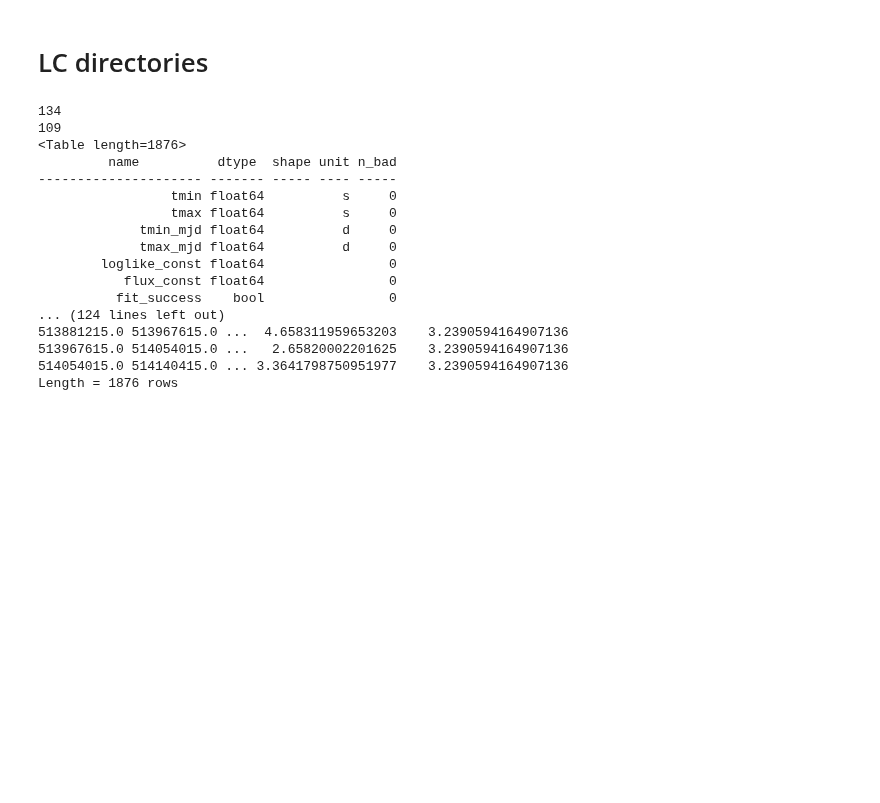
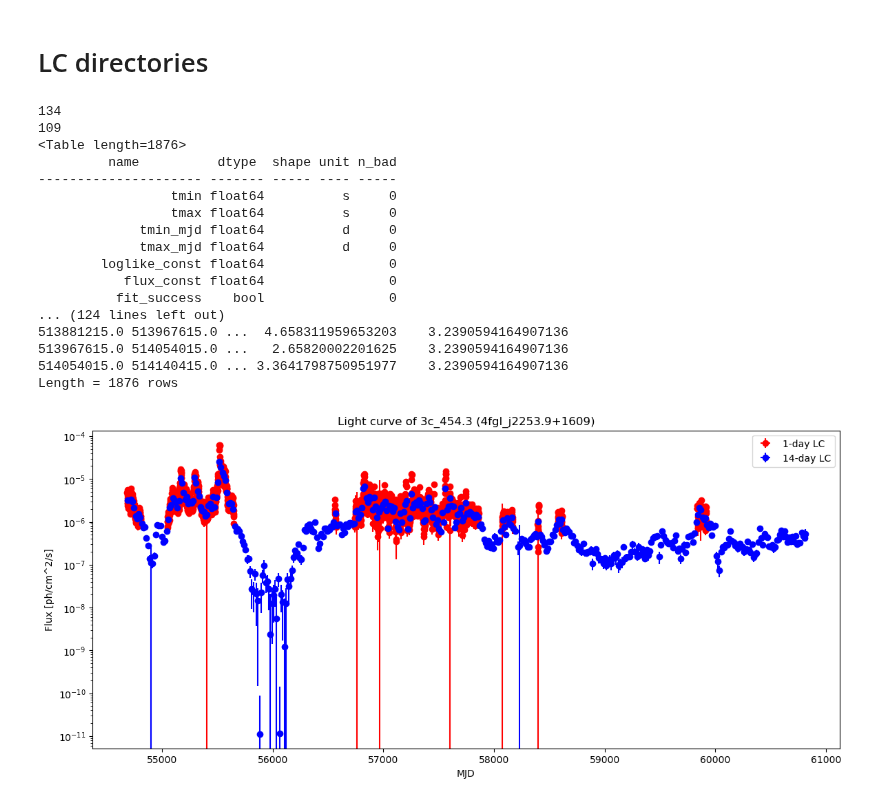
Before and after one commit to kazumaishio/SEDquest, a Jupyter notebook: lightcurve_1d.ipynb, the cells around one changed output. Saved outputs shown, nothing was run; the diff lists cells and outputs as text; code cells hidden in the pictures; blank space fills up the shorter version.

```diff
--- a/lightcurve_1d.ipynb
+++ b/lightcurve_1d.ipynb
@@ -142,6 +142,15 @@ dict_sourcename = get_dict_sourcenames()
 # print(dict_sourcename[source_number]['assoc name'])
 # print(dict_sourcename[source_number]['index'])
 source = dict_sourcename[source_number]
+#########################################
+#  14day light curve
+#########################################
+table_14dLC = Table.read(os.path.join('./data_LC/14d', source['4FGL name'] + '_lightcurve.fits'))
+table_14dLC.add_column((table_14dLC['tmax_mjd'] + table_14dLC['tmin_mjd']) / 2., name='t_mjd', index=0)
+
+#########################################
+#  1day light curve
+#########################################
 ana_subdirectories=os.listdir(lc_dir_1d_parentpath)
 print(len(ana_subdirectories))
 # print(ana_subdirectories[0])
@@ -149,30 +158,54 @@ from astropy.table import Table, vstack
 table_allLCs=Table()
 for ana_subdirectory in ana_subdirectories:
     # sed_parentdirectory = os.path.join(lc_dir_1d_parentpath, ana_subdirectory,'1days')
     # sed_subdirectories = os.listdir(sed_parentdirectory)
     # print(f"Number of SED subdirectories: {len(sed_subdirectories)}")
 
     lc_tab = Table.read(os.path.join(lc_dir_1d_parentpath,ana_subdirectory, source['4FGL name'] + '_lightcurve.fits'))
     table_allLCs = vstack([table_allLCs, lc_tab])
 
 print(len(table_allLCs.columns))
 print(table_allLCs.info)
 print(table_allLCs)
+table_allLCs.write(os.path.join('./data_LC/1d', source['4FGL name'] + '_lightcurve_all.fits'), overwrite=True)
+import matplotlib.pyplot as plt
+plt.figure(figsize=(14,6))
+
+table_allLCs.add_column((table_allLCs['tmax_mjd'] + table_allLCs['tmin_mjd']) / 2., name='t_mjd', index=0)
+lc_x=table_allLCs['t_mjd']
+lc_y=table_allLCs['flux']
+lc_xerr=np.ones(len(lc_x))*7.0
+lc_yerr=table_allLCs['flux_err']
+# plt.plot(lc_x,lc_y ,marker='o', linestyle='',color= 'red', label=source['assoc name'])
+plt.errorbar(lc_x, lc_y, xerr=lc_xerr, yerr=lc_yerr, fmt='o', color='red', label='1-day LC')
+lc_x=table_14dLC['t_mjd']
+lc_y=table_14dLC['flux']
+lc_xerr=np.ones(len(lc_x))*1.0
+lc_yerr=table_14dLC['flux_err']
+# plt.plot(lc_x,lc_y ,marker='o', linestyle='',color= 'blue', label=source['assoc name'])
+plt.errorbar(lc_x, lc_y, xerr=lc_xerr, yerr=lc_yerr, fmt='o', color='blue', label='14-day LC')
+plt.xlabel('MJD')
+plt.ylabel('Flux [ph/cm^2/s]')
+plt.yscale('log')
+plt.title(f"Light curve of {source['assoc name']} ({source['4FGL name']})")
+plt.legend()
+plt.savefig(os.path.join('./figures', 'lightcurve_1d_' + str(source_number+1) + '_' + source['assoc name'] + '_'  + source['4FGL name'] + '.png'))
 # %% [output]
 134
 109
 <Table length=1876>
          name          dtype  shape unit n_bad
 --------------------- ------- ----- ---- -----
                  tmin float64          s     0
                  tmax float64          s     0
              tmin_mjd float64          d     0
              tmax_mjd float64          d     0
         loglike_const float64                0
            flux_const float64                0
           fit_success    bool                0
 ... (124 lines left out)
 513881215.0 513967615.0 ...  4.658311959653203    3.2390594164907136
 513967615.0 514054015.0 ...   2.65820002201625    3.2390594164907136
 514054015.0 514140415.0 ... 3.3641798750951977    3.2390594164907136
 Length = 1876 rows
+[figure, added]
```
Also changed, not shown: 3 other files.
